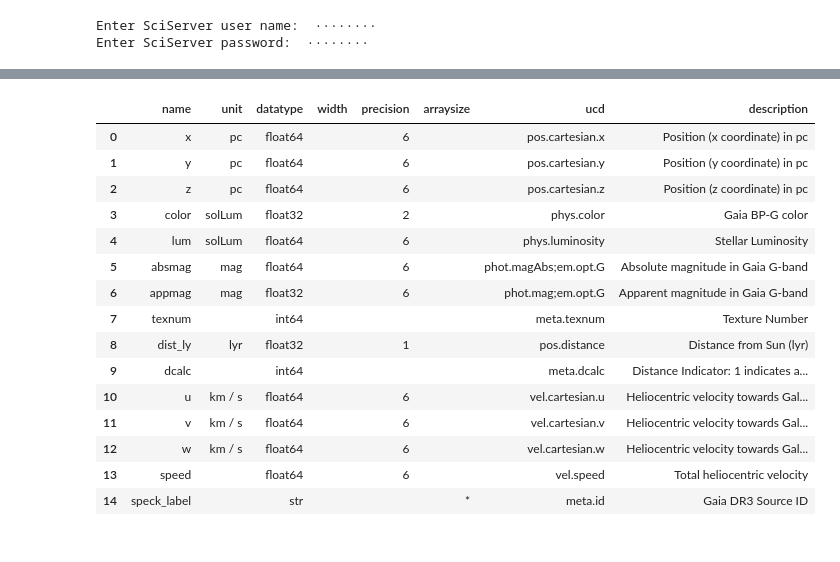
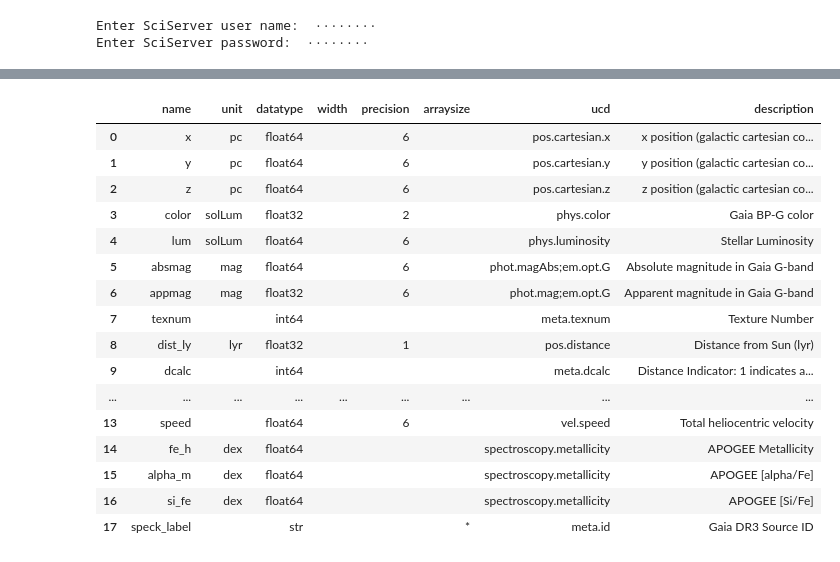
Before and after one commit to brianpatrick/os_gaia_module, a Jupyter notebook: src/chemistry/chemistry.ipynb, the cells around one changed output, grey strips where cells are left out. Drawn from its saved outputs; the diff is of its cells as text; code cells hidden in the pictures.

```diff
--- a/src/chemistry/chemistry.ipynb
+++ b/src/chemistry/chemistry.ipynb
@@ -167,7 +149,7 @@ file = open('../common/gaia_credentials.txt', 'r')
 username = file.readline().strip()
 
 # #Upload table (table name will be forced to lowercase)
-# job = Gaia.upload_table(upload_resource=data[['twomass_id']], table_name="chemistry_stars", format="csv")
+job = Gaia.upload_table(upload_resource=apogee[['twomass_id']], table_name="chemistry_stars", format="csv")
 
 #Query Gaia DR3 source for parallaxes
 #Potentially want Bailer Jones distances pending figuring out the parallax error issue
@@ -177,7 +159,8 @@ job = Gaia.launch_job_async("select a.twomass_id, "
                             "c.ra, c.dec, c.pmra, c.pmdec, c.radial_velocity, c.phot_g_mean_mag, c.bp_g, c.teff_gspphot "
                             "from user_"+username+".chemistry_stars a inner join gaiadr3.tmass_psc_xsc_best_neighbour gaia_match on a.twomass_id = gaia_match.original_ext_source_id "
                             "inner join external.gaiaedr3_distance bj on gaia_match.source_id = bj.source_id "
-                            "inner join gaiadr3.gaia_source c on gaia_match.source_id = c.source_id",
+                            "inner join gaiadr3.gaia_source c on gaia_match.source_id = c.source_id "
+                            "where c.phot_g_mean_mag > 0",
                             dump_to_file=False)
 
 #put the resulting table into a dataframe and fix the dtype of the apogee_id column
@@ -203,6 +188,6 @@ INFO: Gaia TAP server logout OK [astroquery.gaia.core]
 INFO: Gaia data server logout OK [astroquery.gaia.core]
 # %%
 #join table onto data
-data = unique(join(data, query_data, keys='twomass_id', join_type='inner'), keys=['twomass_id', 'SOURCE_ID'])
+data = unique(join(apogee, query_data, keys='twomass_id', join_type='inner'), keys=['twomass_id', 'SOURCE_ID'])
 data
 # %% [output]
@@ -267,18 +262,7 @@ calculations.get_distance(data, dist='bj_distance', use='distance')
 #calculating cartesian coordinates
 calculations.get_cartesian(data, ra='ra', dec='dec', pmra='pmra', pmde='pmdec', radial_velocity='radial_velocity', frame='icrs')
 # %%
-#calculating absolute magnitudes
-#calculate absolute V mag based on apparent magnitude and distance
-data['appmag'] = data.MaskedColumn(data=data['phot_g_mean_mag'],
-                             unit=u.mag,
-                             meta=collections.OrderedDict([('ucd', 'phot.mag;em.opt.G')]),
-                             format='{:.6f}',
-                             description='Apparent magnitude in Gaia G-band')
-data['absmag'] = data.MaskedColumn(data=[data['appmag'][i]+5-5*np.log10(data['dist_pc'][i]) for i in range(len(data))],
-                             unit=u.mag,
-                             meta=collections.OrderedDict([('ucd', 'phot.magAbs;em.opt.G')]),
-                             format='{:.6f}',
-                             description='Absolute magnitude in Gaia G-band')
+gaia_functions.get_magnitudes(data)
 # %%
 #calculate luminosity based on absolute magnitude
 data['lum'] = [10**(1.89 - 0.4*data['absmag'][i]) for i in range(len(data))]
@@ -349,15 +344,30 @@ data['label'] = ['GaiaDR3_'+ str(source) for source in data['SOURCE_ID']]  #leav
 data['texnum'] = data.Column(data=[1]*len(data),
                                   meta=collections.OrderedDict([('ucd', 'meta.texnum')]),
                                   description='Texture Number')
+# %%
+data['fe_h'] = data.Column(data=data['fe_h'],
+                           unit=u.dex,
+                           meta=collections.OrderedDict([('ucd', 'spectroscopy.metallicity')]),
+                           description='APOGEE Metallicity')
+
+data['alpha_m'] = data.Column(data=data['alpha_m'],
+                           unit=u.dex,
+                           meta=collections.OrderedDict([('ucd', 'spectroscopy.metallicity')]),
+                           description='APOGEE [alpha/Fe]')
+
+data['si_fe'] = data.Column(data=data['si_fe'],
+                           unit=u.dex,
+                           meta=collections.OrderedDict([('ucd', 'spectroscopy.metallicity')]),
+                           description='APOGEE [Si/Fe]')
 # %%
 #Getting the column metadata
-columns = file_functions.get_metadata(data, columns=['x', 'y', 'z', 'color', 'lum', 'absmag', 'appmag', 'texnum', 'dist_ly', 'dcalc', 'u', 'v', 'w', 'speed', 'speck_label'])
+columns = file_functions.get_metadata(data, columns=['x', 'y', 'z', 'color', 'lum', 'absmag', 'appmag', 'texnum', 'dist_ly', 'dcalc', 'u', 'v', 'w', 'speed', 'fe_h', 'alpha_m', 'si_fe', 'speck_label'])
 columns
 # %% [output]
 |  | name | unit | datatype | width | precision | arraysize | ucd | description |
-| 0 | x | pc | float64 |  | 6 |  | pos.cartesian.x | Position (x coordinate) in pc |
-| 1 | y | pc | float64 |  | 6 |  | pos.cartesian.y | Position (y coordinate) in pc |
-| 2 | z | pc | float64 |  | 6 |  | pos.cartesian.z | Position (z coordinate) in pc |
+| 0 | x | pc | float64 |  | 6 |  | pos.cartesian.x | x position (galactic cartesian co... |
+| 1 | y | pc | float64 |  | 6 |  | pos.cartesian.y | y position (galactic cartesian co... |
+| 2 | z | pc | float64 |  | 6 |  | pos.cartesian.z | z position (galactic cartesian co... |
 | 3 | color | solLum | float32 |  | 2 |  | phys.color | Gaia BP-G color |
 | 4 | lum | solLum | float64 |  | 6 |  | phys.luminosity | Stellar Luminosity |
 | 5 | absmag | mag | float64 |  | 6 |  | phot.magAbs;em.opt.G | Absolute magnitude in Gaia G-band |
@@ -365,8 +375,9 @@ columns
 | 7 | texnum |  | int64 |  |  |  | meta.texnum | Texture Number |
 | 8 | dist_ly | lyr | float32 |  | 1 |  | pos.distance | Distance from Sun (lyr) |
 | 9 | dcalc |  | int64 |  |  |  | meta.dcalc | Distance Indicator: 1 indicates a... |
-| 10 | u | km / s | float64 |  | 6 |  | vel.cartesian.u | Heliocentric velocity towards Gal... |
-| 11 | v | km / s | float64 |  | 6 |  | vel.cartesian.v | Heliocentric velocity towards Gal... |
-| 12 | w | km / s | float64 |  | 6 |  | vel.cartesian.w | Heliocentric velocity towards Gal... |
+| ... | ... | ... | ... | ... | ... | ... | ... | ... |
 | 13 | speed |  | float64 |  | 6 |  | vel.speed | Total heliocentric velocity |
-| 14 | speck_label |  | str |  |  | * | meta.id | Gaia DR3 Source ID |
+| 14 | fe_h | dex | float64 |  |  |  | spectroscopy.metallicity | APOGEE Metallicity |
+| 15 | alpha_m | dex | float64 |  |  |  | spectroscopy.metallicity | APOGEE [alpha/Fe] |
+| 16 | si_fe | dex | float64 |  |  |  | spectroscopy.metallicity | APOGEE [Si/Fe] |
+| 17 | speck_label |  | str |  |  | * | meta.id | Gaia DR3 Source ID |
```
Also changed, not shown: parts of 20 cells of this notebook, 1 other file.
